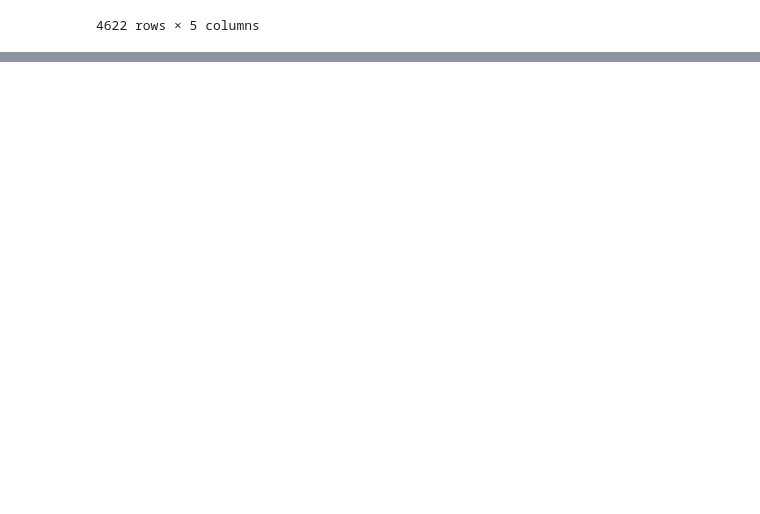
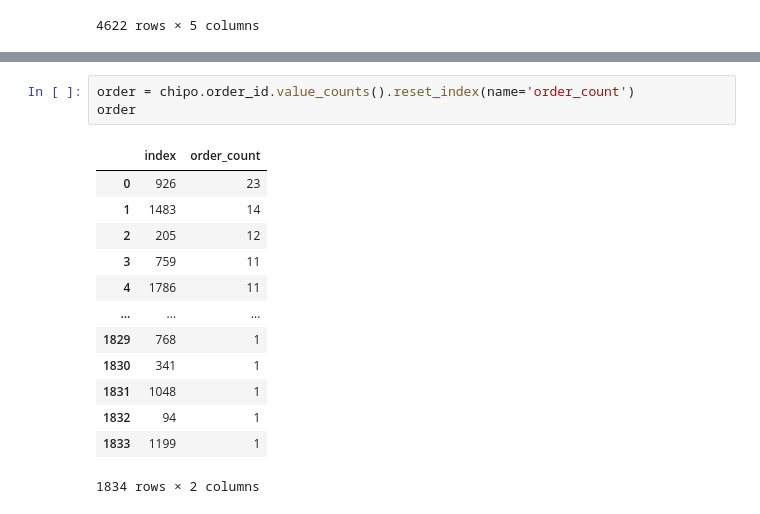
Before and after one commit to chikwongyip/pandas, a Jupyter notebook: Chipotle.ipynb, the cells around one changed output, grey strips where cells are left out. Drawn from its saved outputs; the diff is of its cells as text; blank space fills up the shorter version.

```diff
--- a/Chipotle.ipynb
+++ b/Chipotle.ipynb
@@ -168,0 +231,17 @@ chipo
+# %%
+order = chipo.order_id.value_counts().reset_index(name='order_count')
+order
+# %% [output]
+|  | index | order_count |
+| 0 | 926 | 23 |
+| 1 | 1483 | 14 |
+| 2 | 205 | 12 |
+| 3 | 759 | 11 |
+| 4 | 1786 | 11 |
+| ... | ... | ... |
+| 1829 | 768 | 1 |
+| 1830 | 341 | 1 |
+| 1831 | 1048 | 1 |
+| 1832 | 94 | 1 |
+| 1833 | 1199 | 1 |
+1834 rows × 2 columns
```
Also changed, not shown: parts of 13 cells of this notebook, 1 other file.
